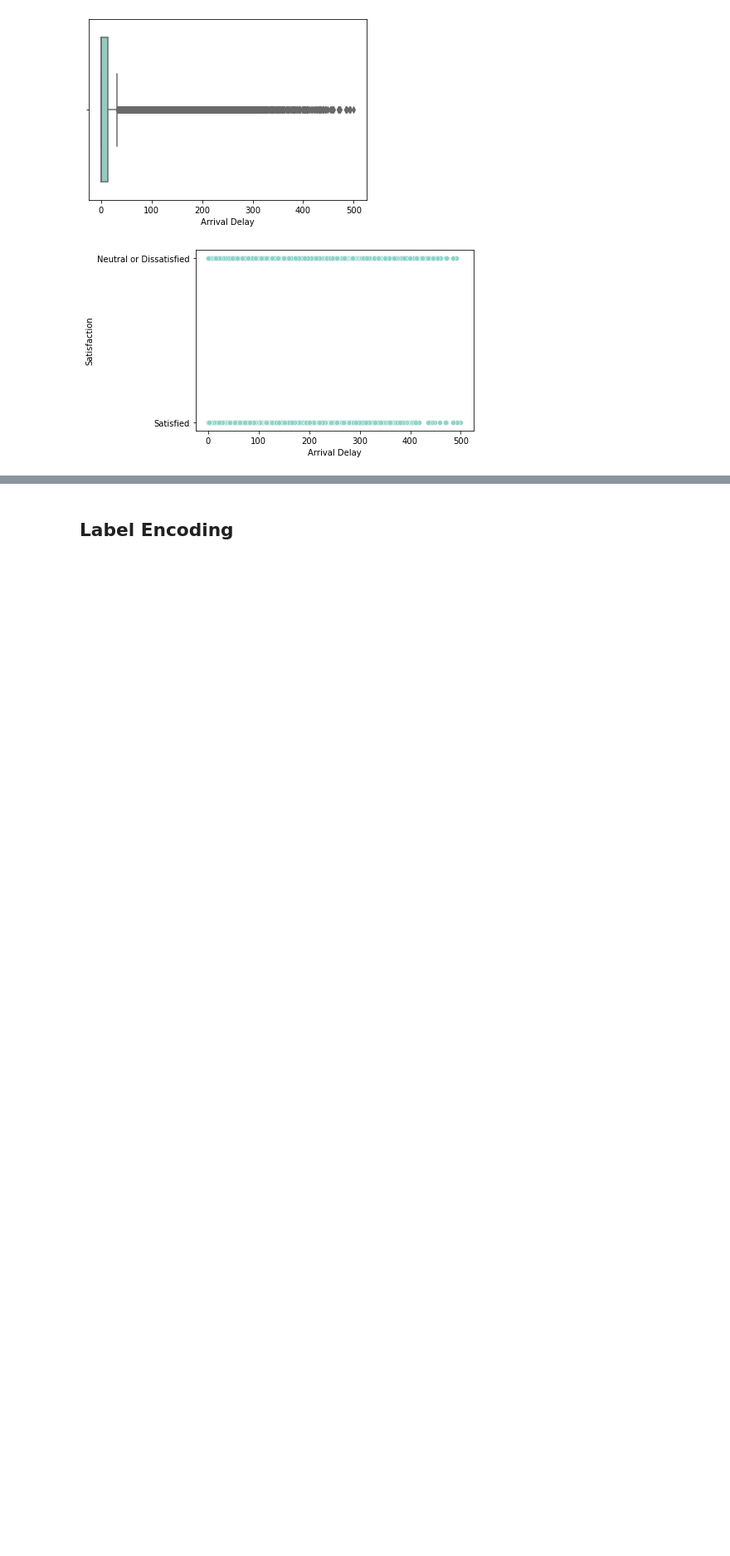
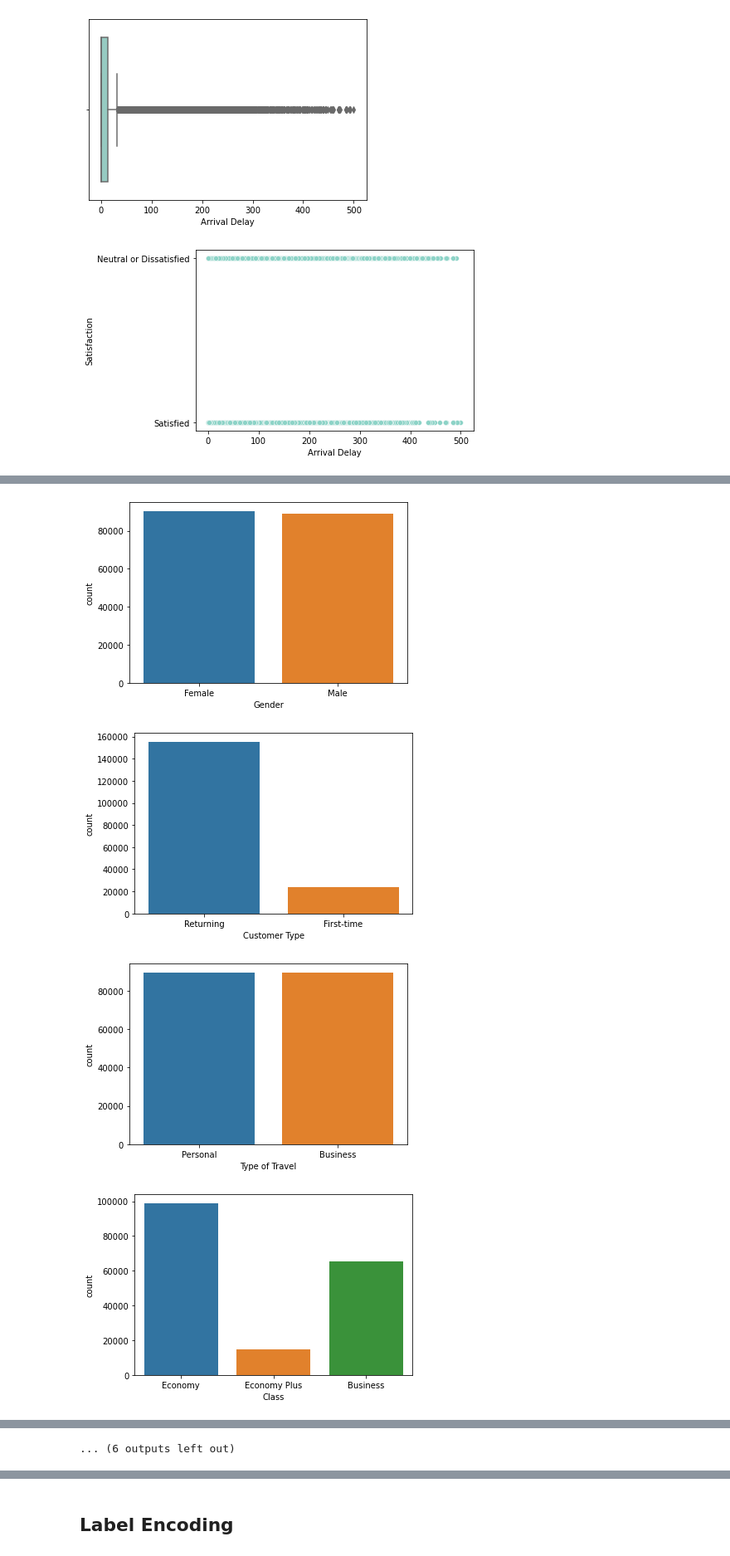
Before and after one commit to miraehab/Airline-Passenger-Satisfaction, a Jupyter notebook: notebook.ipynb, the cells around one changed output, grey strips where cells are left out. Shown at 83% size. Cells and saved outputs as stored; diff of their text form; code cells hidden in the pictures; blank space fills up the shorter version.

```diff
--- a/notebook.ipynb
+++ b/notebook.ipynb
@@ -88,6 +88,7 @@ min           7.000000
 max          85.000000
 Name: Age, dtype: float64
 # %%
+sns.set_palette("Set3")
 sns.histplot(data=data, x="Age")
 # %% [output]
 <AxesSubplot:xlabel='Age', ylabel='Count'>
@@ -284,0 +288,14 @@ plt.show()
+# %%
+for col in ['Gender', 'Customer Type', 'Type of Travel', 'Class',
+       'Departure and Arrival Time Convenience', 'Ease of Online Booking',
+       'Check-in Service', 'Online Boarding', 'Gate Location',
+       'On-board Service', 'Seat Comfort', 'Leg Room Service', 'Cleanliness',
+       'Food and Drink', 'In-flight Service', 'In-flight Wifi Service',
+       'In-flight Entertainment', 'Baggage Handling']:
+    sns.countplot(data[col])
+    plt.show()
+# %% [output]
+[figure, added]
+[figure, added]
+[figure, added]
+[figure, added]
@@ -284,0 +310 @@ plt.show()
+... (6 outputs left out)
```
Also changed, not shown: parts of 16 cells of this notebook.
